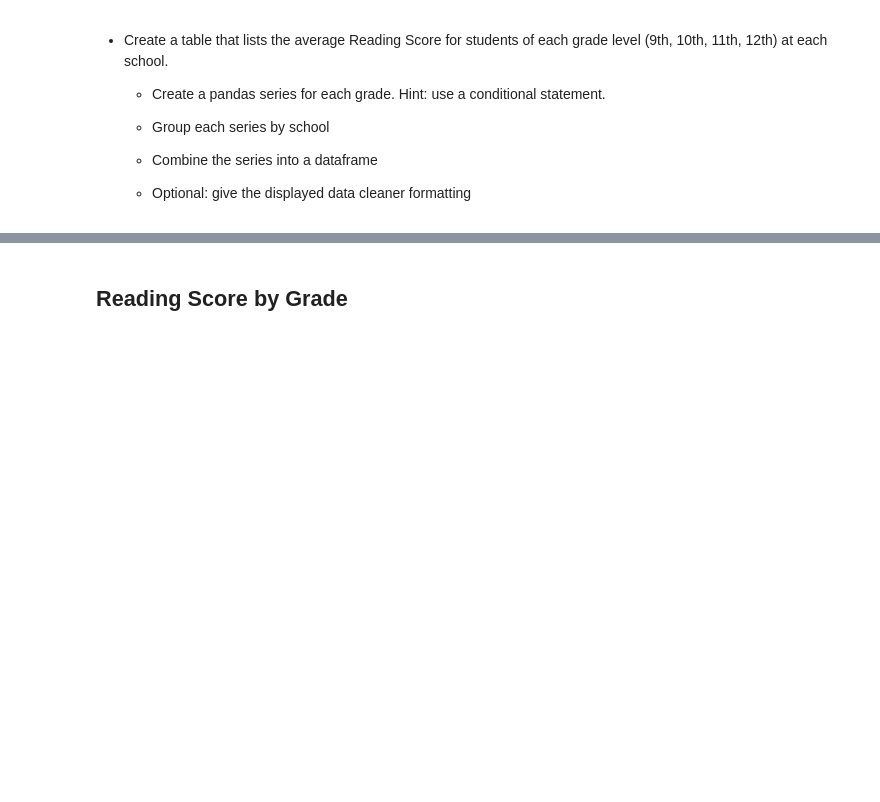
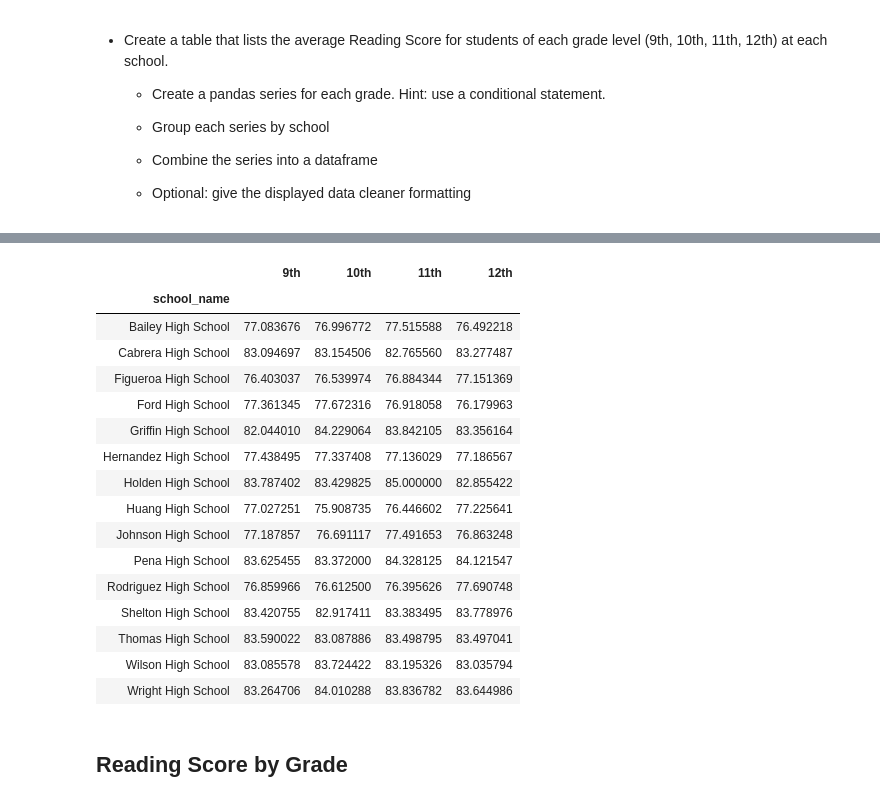
Before and after one commit to chrisbock76/Pandas_Challenge, a Jupyter notebook: PyCitySchools/PyCitySchools.ipynb, the cells around one changed output, grey strips where cells are left out. Drawn from its saved outputs; the diff is of its cells as text; code cells hidden in the pictures; blank space fills up the shorter version.

```diff
--- a/PyCitySchools/PyCitySchools.ipynb
+++ b/PyCitySchools/PyCitySchools.ipynb
@@ -263,3 +234,39 @@ new_school_df
+# %%
+#Determine average math scores by grade -- NOT Reading Score according to directions above. Use student_data df and
+#slice (loc) by grade, grouping by school_name
+ninth = student_data.loc[student_data["grade"]=="9th"].groupby("school_name")
+ave_ninth_math = ninth["math_score"].mean()
+
+tenth = student_data.loc[student_data["grade"]=="10th"].groupby("school_name")
+ave_tenth_math = tenth["math_score"].mean()
+
+eleventh = student_data.loc[student_data["grade"]=="11th"].groupby("school_name")
+ave_eleventh_math = eleventh["math_score"].mean()
+
+twelfth = student_data.loc[student_data["grade"]=="12th"].groupby("school_name")
+ave_twelfth_math = twelfth["math_score"].mean()
+
+math_by_grade = pd.DataFrame({"9th":ave_ninth_math, "10th":ave_tenth_math, "11th":ave_eleventh_math,
+                              "12th":ave_twelfth_math})
+math_by_grade
+# %% [output]
+|  | 9th | 10th | 11th | 12th |
+| school_name |  |  |  |  |
+| Bailey High School | 77.083676 | 76.996772 | 77.515588 | 76.492218 |
+| Cabrera High School | 83.094697 | 83.154506 | 82.765560 | 83.277487 |
+| Figueroa High School | 76.403037 | 76.539974 | 76.884344 | 77.151369 |
+| Ford High School | 77.361345 | 77.672316 | 76.918058 | 76.179963 |
+| Griffin High School | 82.044010 | 84.229064 | 83.842105 | 83.356164 |
+| Hernandez High School | 77.438495 | 77.337408 | 77.136029 | 77.186567 |
+| Holden High School | 83.787402 | 83.429825 | 85.000000 | 82.855422 |
+| Huang High School | 77.027251 | 75.908735 | 76.446602 | 77.225641 |
+| Johnson High School | 77.187857 | 76.691117 | 77.491653 | 76.863248 |
+| Pena High School | 83.625455 | 83.372000 | 84.328125 | 84.121547 |
+| Rodriguez High School | 76.859966 | 76.612500 | 76.395626 | 77.690748 |
+| Shelton High School | 83.420755 | 82.917411 | 83.383495 | 83.778976 |
+| Thomas High School | 83.590022 | 83.087886 | 83.498795 | 83.497041 |
+| Wilson High School | 83.085578 | 83.724422 | 83.195326 | 83.035794 |
+| Wright High School | 83.264706 | 84.010288 | 83.836782 | 83.644986 |
 # %% [markdown]
 ## Reading Score by Grade
 # %% [markdown]
```
Also changed, not shown: parts of 15 cells of this notebook.
